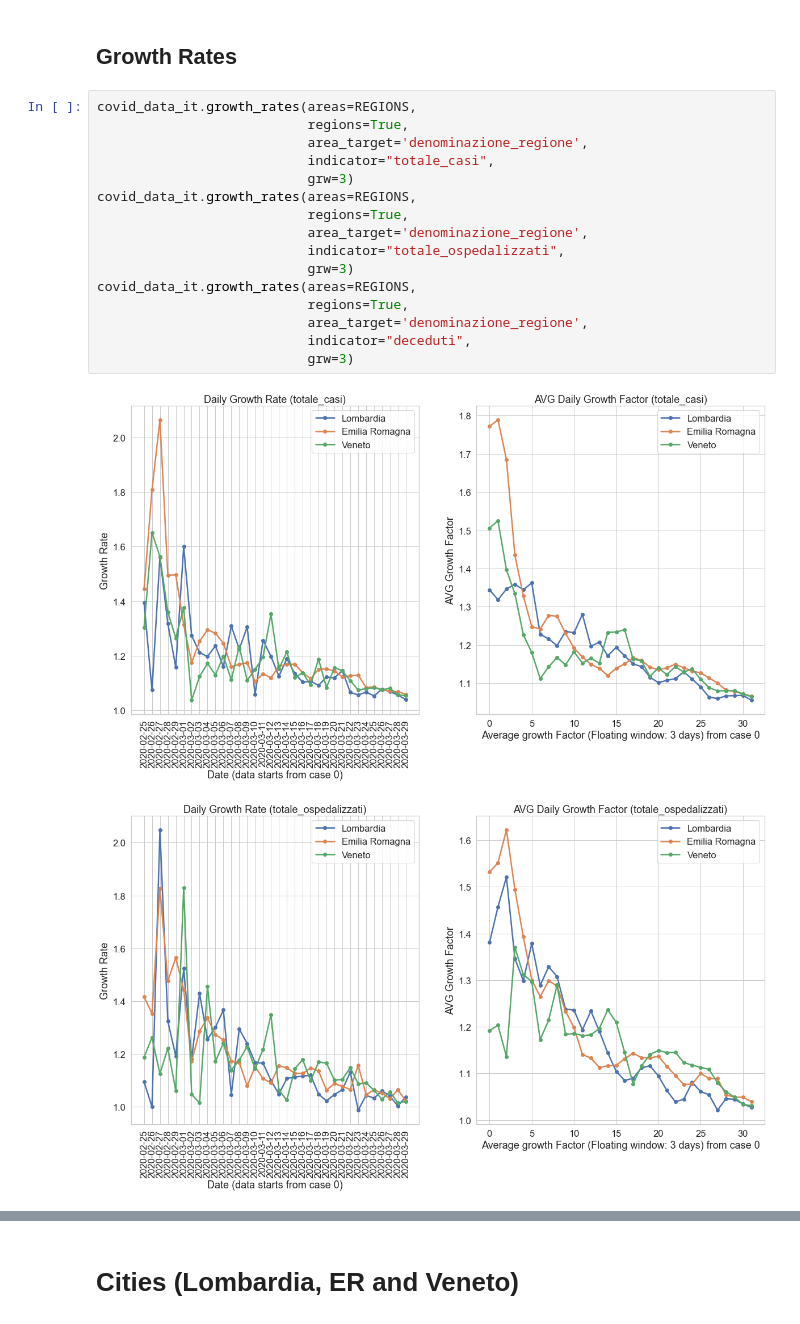
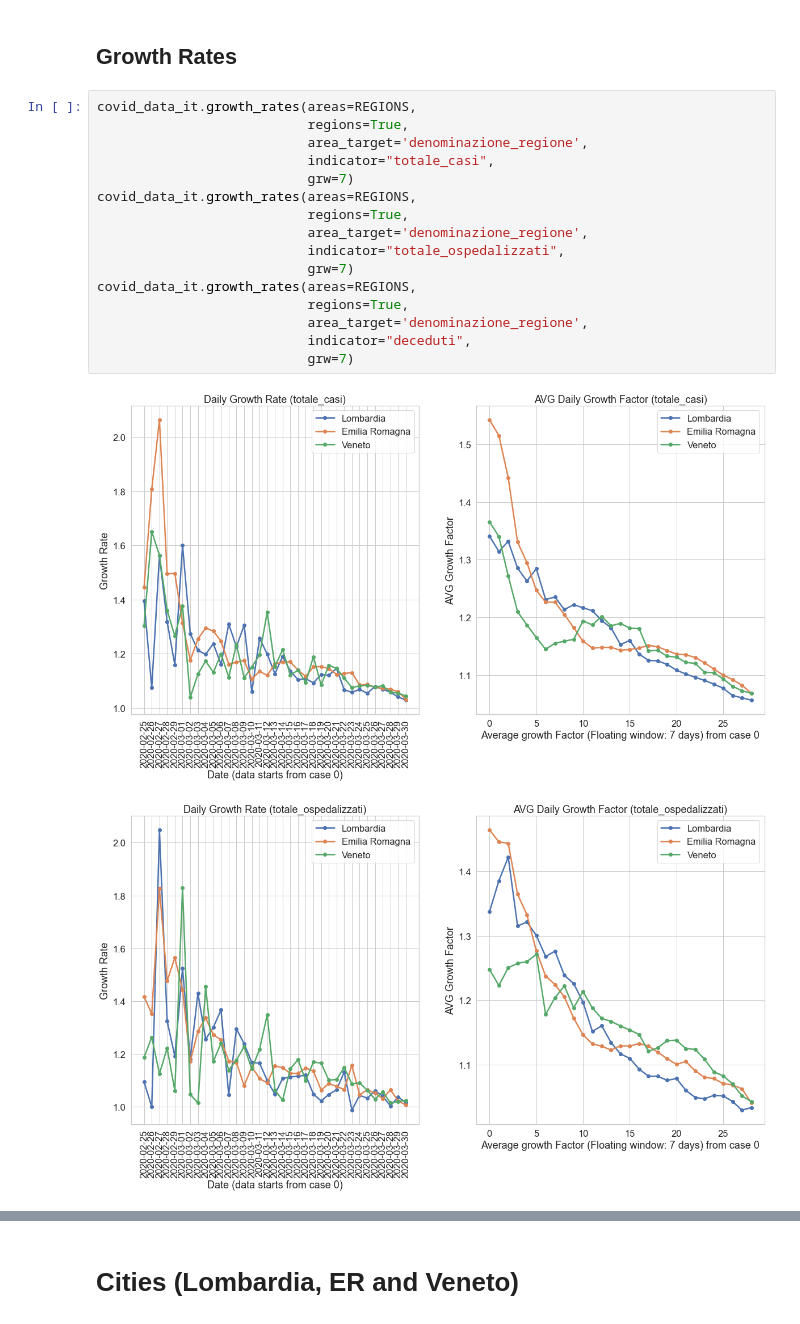
Before and after one commit to paxelito/covid-19-italy, a Jupyter notebook: notebooks/COVID_clear_L_ER_V.ipynb, the cells around one changed output, grey strips where cells are left out. Drawn from its saved outputs; the diff is of its cells as text.

```diff
--- a/notebooks/COVID_clear_L_ER_V.ipynb
+++ b/notebooks/COVID_clear_L_ER_V.ipynb
@@ -74,19 +74,19 @@ covid_data_it.plot_region_indicators(regions_area=REGIONS)
 # %%
 covid_data_it.growth_rates(areas=REGIONS,
                            regions=True,
                            area_target='denominazione_regione',
                            indicator="totale_casi",
-                           grw=3)
+                           grw=7)
 covid_data_it.growth_rates(areas=REGIONS,
                            regions=True,
                            area_target='denominazione_regione',
                            indicator="totale_ospedalizzati",
-                           grw=3)
+                           grw=7)
 covid_data_it.growth_rates(areas=REGIONS,
                            regions=True,
                            area_target='denominazione_regione',
                            indicator="deceduti",
-                           grw=3)
+                           grw=7)
 # %% [output]
-[figure, old version]
+[figure, new version]
-[figure, old version]
+[figure, new version]
```
Also changed, not shown: parts of 6 cells of this notebook.
